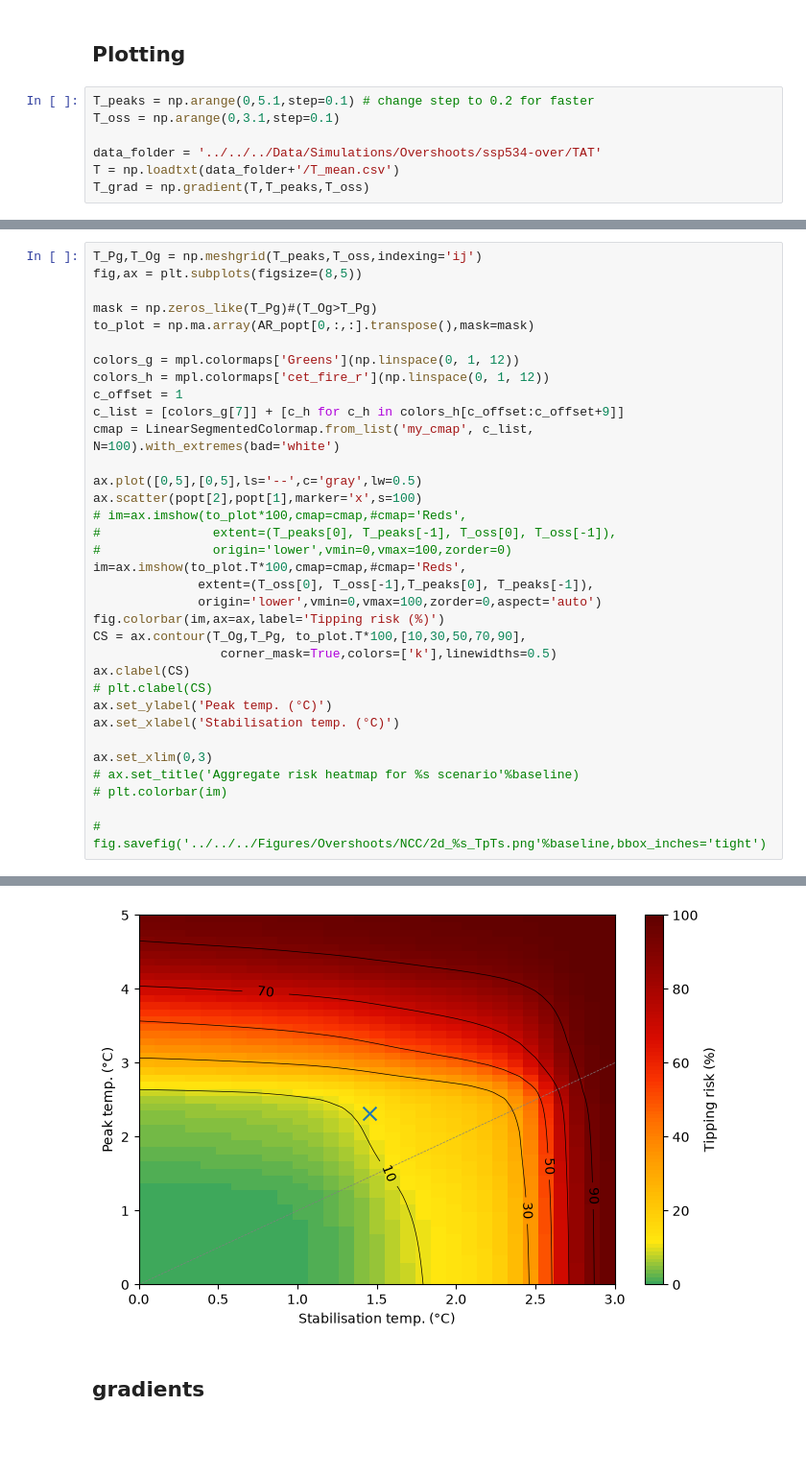
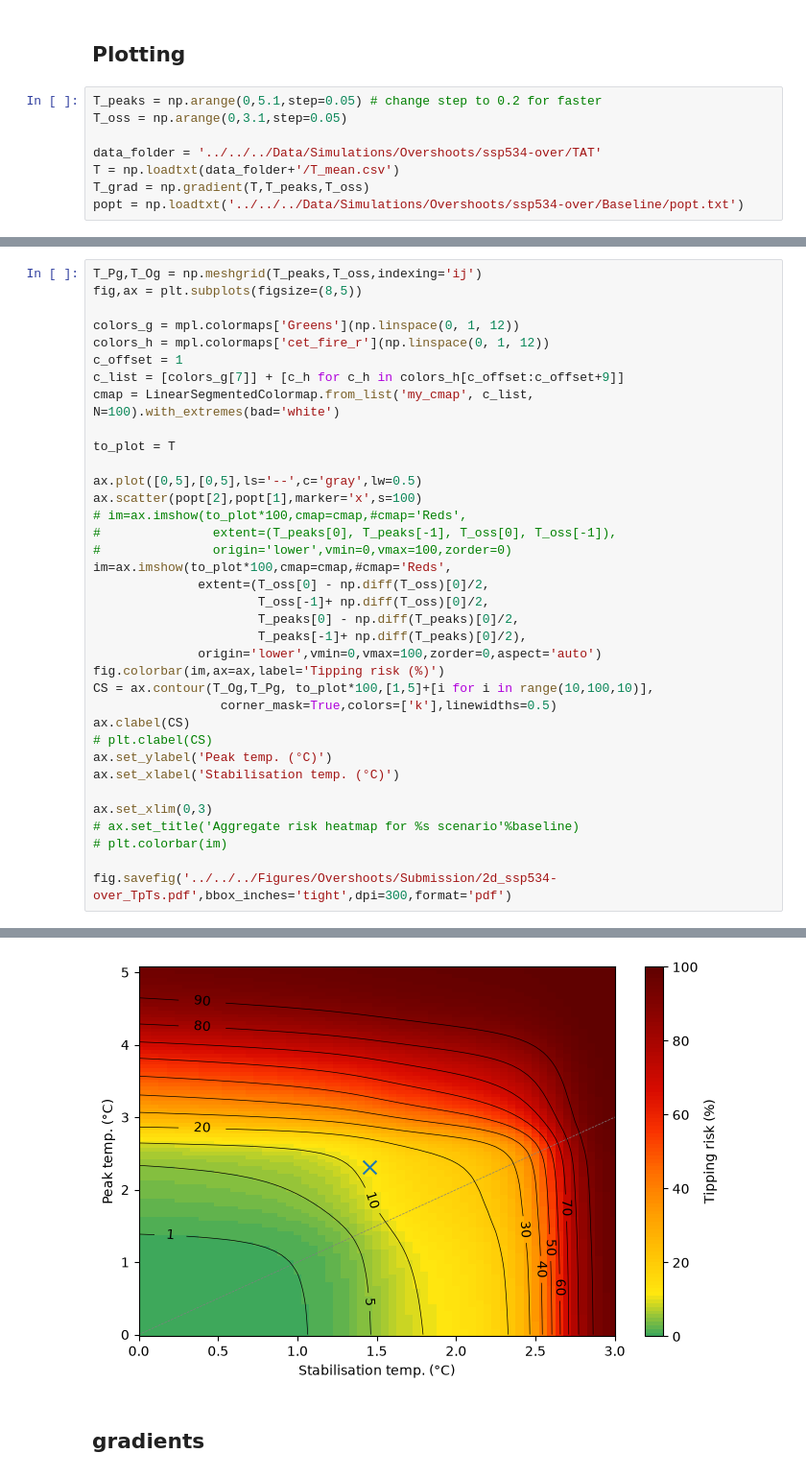
Before and after one commit to JBara97/NMaCh-TP, a Jupyter notebook: Code/Notebooks/Overshoots/3 - 2D sensitivity.ipynb, the cells around one changed output, grey strips where cells are left out. Shown at 96% size. Drawn from its saved outputs; the diff is of its cells as text; blank space fills up the shorter version.

Commit message:
Improved visualisations for TAT sensitivity analyses

```diff
--- a/Code/Notebooks/Overshoots/3 - 2D sensitivity.ipynb
+++ b/Code/Notebooks/Overshoots/3 - 2D sensitivity.ipynb
@@ -112,9 +112,10 @@ np.savetxt(data_folder+'/T_mean.csv',T)
 # %% [markdown]
 ## Plotting
 # %%
-T_peaks = np.arange(0,5.1,step=0.1) # change step to 0.2 for faster
-T_oss = np.arange(0,3.1,step=0.1)
+T_peaks = np.arange(0,5.1,step=0.05) # change step to 0.2 for faster
+T_oss = np.arange(0,3.1,step=0.05)
 
 data_folder = '../../../Data/Simulations/Overshoots/ssp534-over/TAT'
 T = np.loadtxt(data_folder+'/T_mean.csv')
 T_grad = np.gradient(T,T_peaks,T_oss)
+popt = np.loadtxt('../../../Data/Simulations/Overshoots/ssp534-over/Baseline/popt.txt')
@@ -121,9 +126,6 @@ T_grad = np.gradient(T,T_peaks,T_oss)
 # %%
 T_Pg,T_Og = np.meshgrid(T_peaks,T_oss,indexing='ij')
 fig,ax = plt.subplots(figsize=(8,5))
-
-mask = np.zeros_like(T_Pg)#(T_Og>T_Pg)
-to_plot = np.ma.array(AR_popt[0,:,:].transpose(),mask=mask)
 
 colors_g = mpl.colormaps['Greens'](np.linspace(0, 1, 12))
 colors_h = mpl.colormaps['cet_fire_r'](np.linspace(0, 1, 12))
@@ -131,16 +133,21 @@ c_offset = 1
 c_list = [colors_g[7]] + [c_h for c_h in colors_h[c_offset:c_offset+9]]
 cmap = LinearSegmentedColormap.from_list('my_cmap', c_list, N=100).with_extremes(bad='white')
 
+to_plot = T
+
 ax.plot([0,5],[0,5],ls='--',c='gray',lw=0.5)
 ax.scatter(popt[2],popt[1],marker='x',s=100)
 # im=ax.imshow(to_plot*100,cmap=cmap,#cmap='Reds',
 #               extent=(T_peaks[0], T_peaks[-1], T_oss[0], T_oss[-1]),
 #               origin='lower',vmin=0,vmax=100,zorder=0)
-im=ax.imshow(to_plot.T*100,cmap=cmap,#cmap='Reds',
-              extent=(T_oss[0], T_oss[-1],T_peaks[0], T_peaks[-1]),
+im=ax.imshow(to_plot*100,cmap=cmap,#cmap='Reds',
+              extent=(T_oss[0] - np.diff(T_oss)[0]/2,
+                      T_oss[-1]+ np.diff(T_oss)[0]/2,
+                      T_peaks[0] - np.diff(T_peaks)[0]/2,
+                      T_peaks[-1]+ np.diff(T_peaks)[0]/2),
               origin='lower',vmin=0,vmax=100,zorder=0,aspect='auto')
 fig.colorbar(im,ax=ax,label='Tipping risk (%)')
-CS = ax.contour(T_Og,T_Pg, to_plot.T*100,[10,30,50,70,90],
+CS = ax.contour(T_Og,T_Pg, to_plot*100,[1,5]+[i for i in range(10,100,10)],
                  corner_mask=True,colors=['k'],linewidths=0.5)
 ax.clabel(CS)
 # plt.clabel(CS)
@@ -151,5 +158,5 @@ ax.set_xlim(0,3)
 # ax.set_title('Aggregate risk heatmap for %s scenario'%baseline)
 # plt.colorbar(im)
 
-# fig.savefig('../../../Figures/Overshoots/NCC/2d_%s_TpTs.png'%baseline,bbox_inches='tight')
+fig.savefig('../../../Figures/Overshoots/Submission/2d_ssp534-over_TpTs.pdf',bbox_inches='tight',dpi=300,format='pdf')
 # %% [output]
@@ -157,4 +163,4 @@ ax.set_xlim(0,3)
-[figure, old version]
+[figure, new version]
 # %% [markdown]
 ## gradients
 # %%
```
Also changed, not shown: parts of 14 cells of this notebook, 4 other files.
